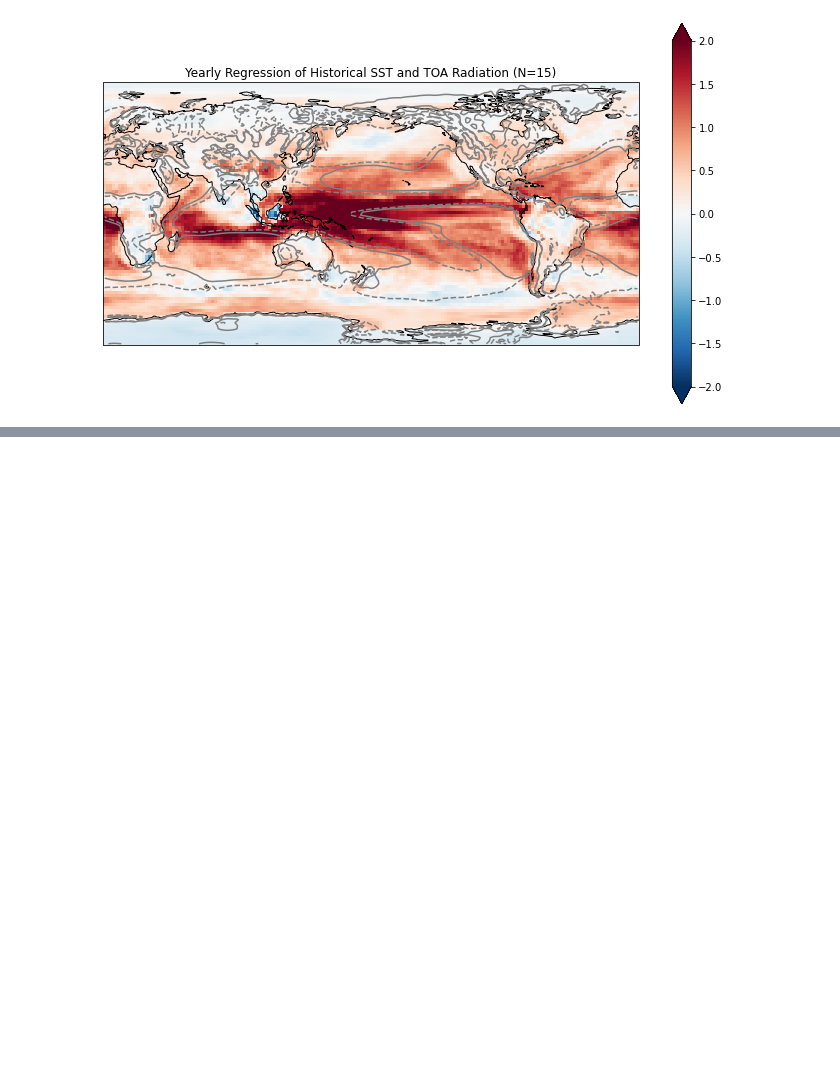
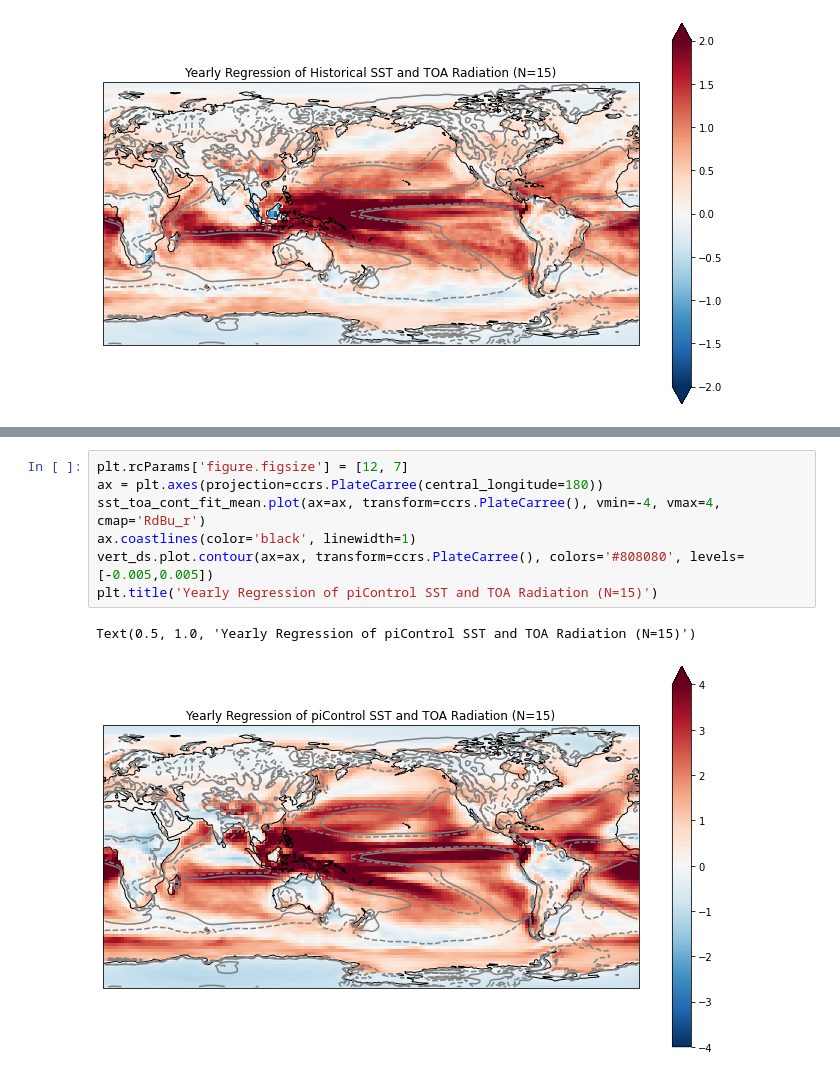
Before and after one commit to mailesasaki/cesmle_variability_analysis, a Jupyter notebook: regressions/yearly_regression.ipynb, the cells around one changed output, grey strips where cells are left out. Cells and saved outputs as stored; diff of their text form; blank space fills up the shorter version.

```diff
--- a/regressions/yearly_regression.ipynb
+++ b/regressions/yearly_regression.ipynb
@@ -136,0 +194,10 @@ Text(0.5, 1.0, 'Yearly Regression of Historical SST and TOA Radiation (N=15)')
+# %%
+plt.rcParams['figure.figsize'] = [12, 7]
+ax = plt.axes(projection=ccrs.PlateCarree(central_longitude=180))
+sst_toa_cont_fit_mean.plot(ax=ax, transform=ccrs.PlateCarree(), vmin=-4, vmax=4, cmap='RdBu_r')
+ax.coastlines(color='black', linewidth=1)
+vert_ds.plot.contour(ax=ax, transform=ccrs.PlateCarree(), colors='#808080', levels=[-0.005,0.005])
+plt.title('Yearly Regression of piControl SST and TOA Radiation (N=15)')
+# %% [output]
+Text(0.5, 1.0, 'Yearly Regression of piControl SST and TOA Radiation (N=15)')
+[figure, added]
```
Also changed, not shown: parts of 7 cells of this notebook.
